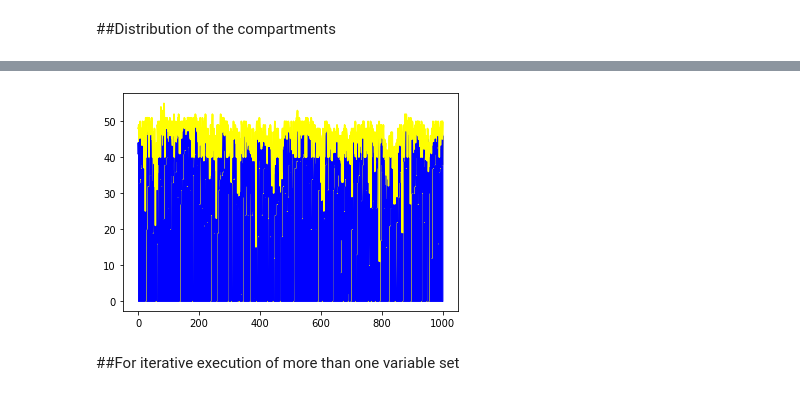
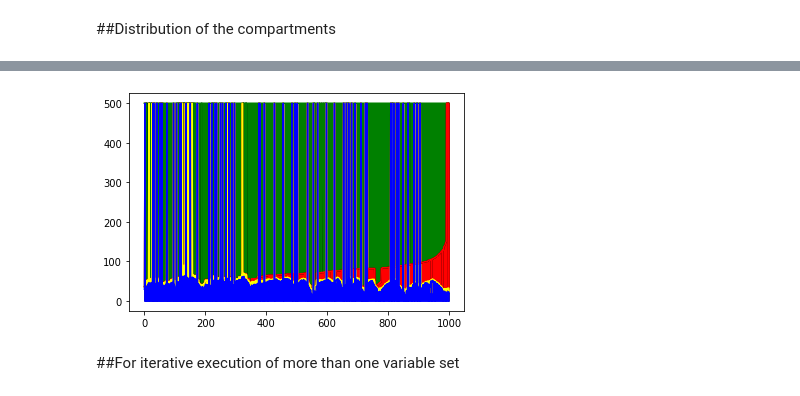
Before and after one commit to thecrazyphysicist369/strategic-Covid19-testing, a Jupyter notebook: v2_Random_Testing.ipynb, the cells around one changed output, grey strips where cells are left out. Drawn from its saved outputs; the diff is of its cells as text; code cells hidden in the pictures.

```diff
--- a/v2_Random_Testing.ipynb
+++ b/v2_Random_Testing.ipynb
@@ -187,13 +187,13 @@ def days(pop, tpm):
 
 population_size = 1000 #int(input("Enter population size : "))
 
-k = 5 # int(input("\nk nearest neighbors : "))
+k = 15 # int(input("\nk nearest neighbors : "))
 
-p = 0.5 # float(input("\nProbablity of the contacts : "))
+p = 0.1 # float(input("\nProbablity of the contacts : "))
 
 tpm = 200 #int(input("\nTests per million population : "))
 
-iterations = 1000 #int(input("\nNumber of days the model to run : "))
+iterations = 500 #int(input("\nNumber of days the model to run : "))
 
 ex = 50 #int(input("\nNumber of Individuals initially exposed"))
 
@@ -353,21 +345,29 @@ inf_plt = plt.show()
 # %%
 #complete this part
-cd_expo, cd_inf, cd_reco, cd_death  = []
+cd_expo, cd_inf, cd_reco, cd_death  = [], [], [], []
 for i in range(len(population)):
   cd_expo.append(d_sus[i]+d_expo[i])
-  cd_inf.append(d_sus[i]+d_expo[i]+d_inf[i])
-  cd
+  cd_inf.append(cd_expo[i]+d_inf[i])
+  cd_reco.append(cd_inf[i]+d_reco[i])
+  cd_death.append(cd_inf[i]+d_death[i])
 
 #Combined Plot
-plt.plot(count, d_sus, color = 'b')
-plt.fill_between(count, d_sus, color = 'b' )
-plt.plot(count, cd_expo, color = '#ffff00')
-plt.fill_between(count, cd_expo, d_sus, color = '#ffff00')
-plt.plot(count, d_inf, color = 'r')
-plt.plot(count, d_inf, d)
+plt.plot(pop_len, cd_death, color = 'k')
+plt.fill_between(pop_len, cd_death, cd_inf, color = 'k' )
+plt.plot(pop_len, cd_reco, color = 'g')
+plt.fill_between(pop_len, cd_reco, cd_inf, color = 'g')
+plt.plot(pop_len, cd_inf, color = 'r')
+plt.fill_between(pop_len, cd_inf, cd_expo, color = 'r')
+plt.plot(pop_len, cd_expo, color = '#ffff00')
+plt.fill_between(pop_len, cd_expo, d_sus, color = '#ffff00')
+plt.plot(pop_len, d_sus, color = 'b')
+plt.fill_between(pop_len, d_sus, color = 'b' )
+
+
+#plt.plot(pop_len, )
 plt.show()
 # %% [output]
-[figure, old version]
+[figure, new version]
 # %% [markdown]
 ##For iterative execution of more than one variable set
 # %%
```
Also changed, not shown: parts of 3 cells of this notebook.
